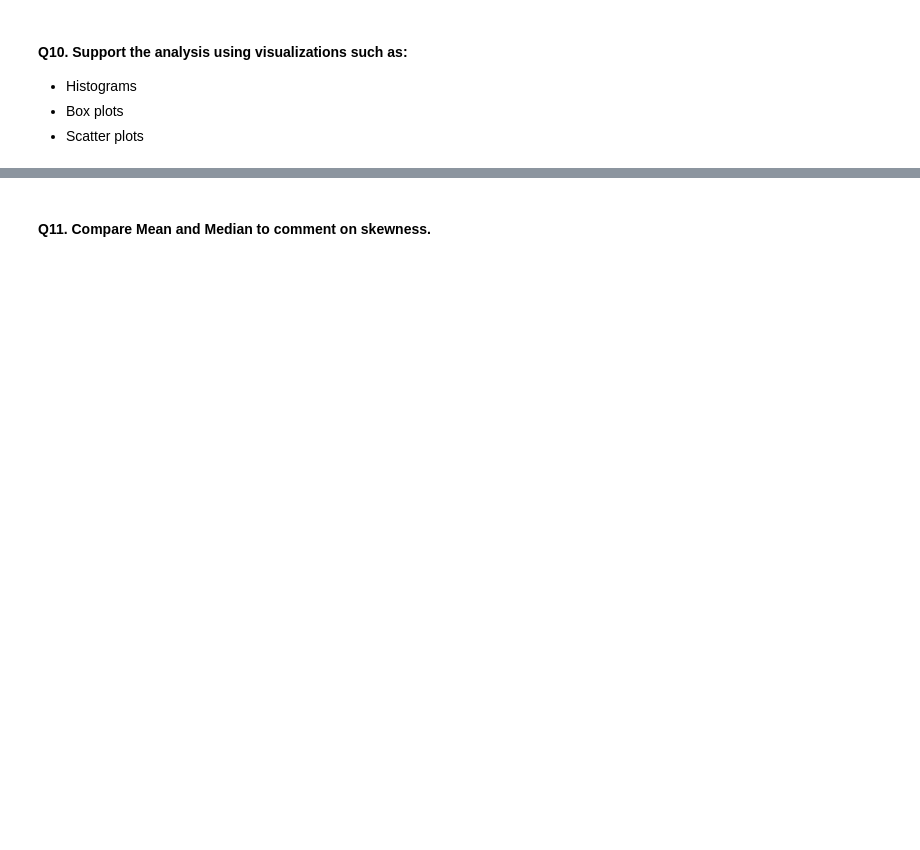
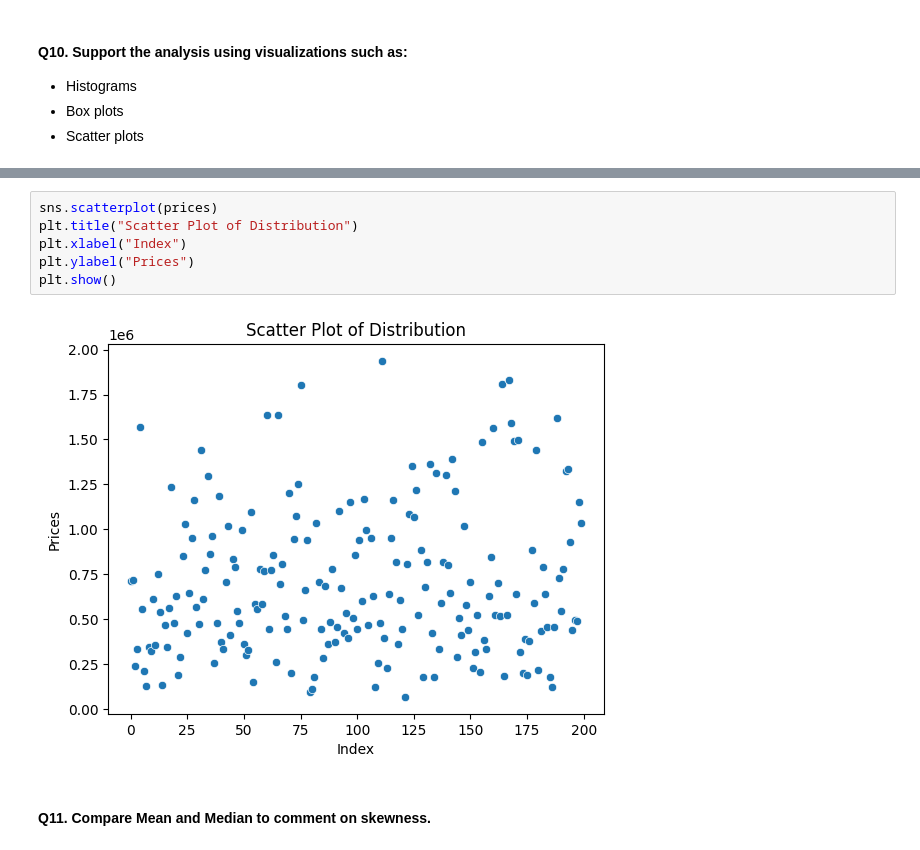
Before and after one commit to JindalChaitanya/CDAC-PGCP-AI, a Jupyter notebook: Data Analysis/Assignment 1/Assignment_1.ipynb, the cells around one changed output, grey strips where cells are left out. Drawn from its saved outputs; the diff is of its cells as text; blank space fills up the shorter version.

```diff
--- a/Data Analysis/Assignment 1/Assignment_1.ipynb
+++ b/Data Analysis/Assignment 1/Assignment_1.ipynb
@@ -37,2 +172,10 @@ dataset = pd.read_csv("housing.csv")
+# %%
+sns.scatterplot(prices)
+plt.title("Scatter Plot of Distribution")
+plt.xlabel("Index")
+plt.ylabel("Prices")
+plt.show()
+# %% [output]
+[figure, added]
 # %% [markdown]
 #### Q11. Compare Mean and Median to comment on skewness.
```
Also changed, not shown: parts of 22 cells of this notebook.
